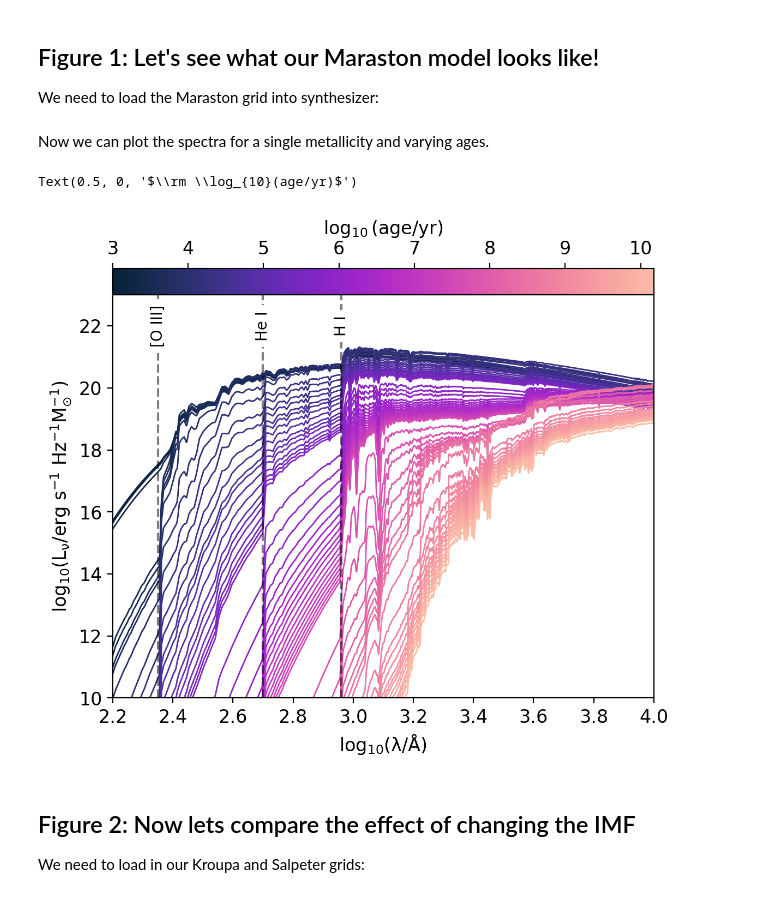
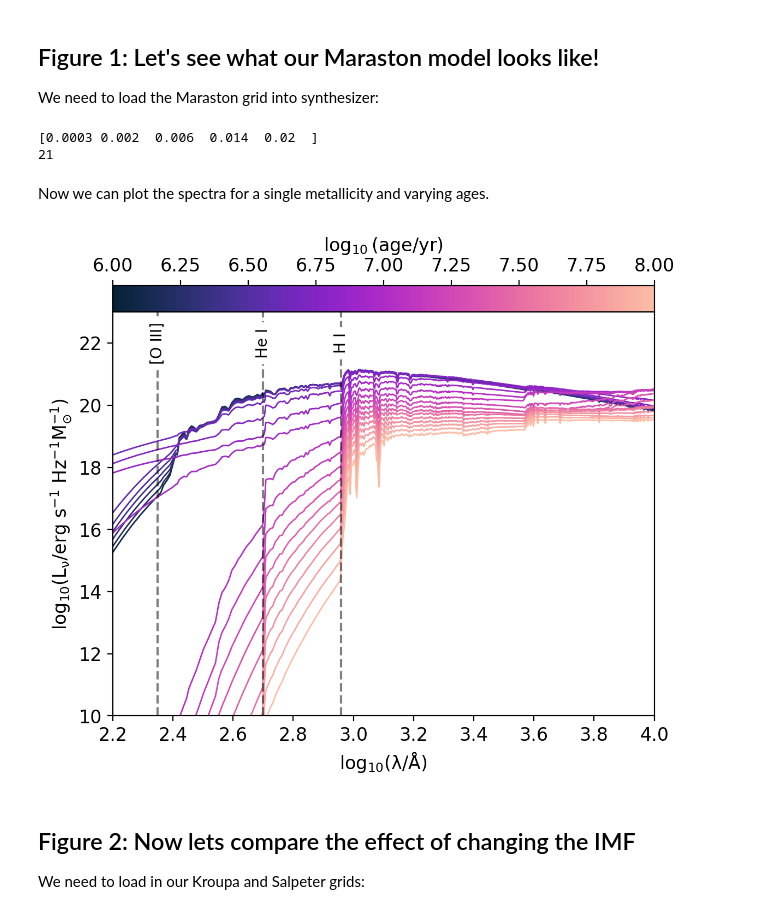
Before and after one commit to sophie-newman/cloudy-maraston, a Jupyter notebook: notebooks/notebook1_explore_maraston_grids.ipynb, the cells around one changed output. Drawn from its saved outputs; the diff is of its cells as text; code cells hidden in the pictures.

```diff
--- a/notebooks/notebook1_explore_maraston_grids.ipynb
+++ b/notebooks/notebook1_explore_maraston_grids.ipynb
@@ -24,12 +24,19 @@ cmap = cmr.bubblegum
 We need to load the Maraston grid into synthesizer:
 # %%
 grid_dir = '../grids'
-grid_name = 'maraston13_kroupa_cloudy-c23.01-sps'
+grid_name = 'maraston24_Tenc_kr_0.40_cloudy-c23.01-sps'
 grid = Grid(grid_name, grid_dir=grid_dir, read_lines=True)
+
+print(grid.metallicities)
+
+print(len(grid.ages))
+# %% [output]
+[0.0003 0.002  0.006  0.014  0.02  ]
+21
 # %% [markdown]
 Now we can plot the spectra for a single metallicity and varying ages.
 # %%
-Z = 0.02
+Z = 0.014
 ages = grid.ages
 log10ages = np.log10(ages)
 
@@ -42,42 +49,43 @@ sm.set_array([])
 m = 0
 for age in ages:
     m = m + 1
-    grid_point = grid.get_grid_point((age,Z))
+    grid_point = grid.get_grid_point(ages=age,metallicities=Z)
     # get Sed object
     sed = grid.get_spectra(grid_point, spectra_id="incident")
     ax.plot(np.log10(sed.lam), np.log10(sed.lnu),
                 lw=1,
                 label=f'log10age = {round(np.log10(age),1)}',
                 color = cmap(m/len(log10ages)))
 
 plt.xlim(left=2.2, right=4)
 plt.ylim(bottom=10, top=23)
 plt.title(f'Z={Z}')
 plt.xlabel(r'$\rm log_{10}(\lambda/\AA)$')
 plt.ylabel(r'$\rm log_{10}(L_{\nu}/erg\ s^{-1}\ Hz^{-1} M_{\odot}^{-1})$')
 
 # Show ionisation energies
 plt.axvline(x=2.96, ymin=0, ymax=1, color='black', alpha= 0.5, linestyle='--') # H I
 plt.axvline(x=2.70, ymin=0, ymax=1, color='black', alpha= 0.5, linestyle='--') # He I
 plt.axvline(x=2.35, ymin=0, ymax=1, color='black', alpha= 0.5, linestyle='--') # [O III]
 
 plt.text(x=2.96, y=22, s='H I', ha='center', va='center',rotation='vertical', backgroundcolor='white', fontsize = 10) # H I
 plt.text(x=2.70, y=22, s='He I', ha='center', va='center',rotation='vertical', backgroundcolor='white', fontsize = 10) # He I
 plt.text(x=2.35, y=22, s='[O III]', ha='center', va='center',rotation='vertical', backgroundcolor='white', fontsize = 10) # [O III]
 
 # Create colorbar axis
 left = 0.125
 bottom = 0.8
 width = 0.775
 height = 0.08
 cax = fig.add_axes([left, bottom + height, width, 0.05])  # [left, bottom, width, height]
 cbar = plt.colorbar(sm, cax=cax, orientation='horizontal')
 cax.xaxis.tick_top()
 cax.xaxis.set_label_position("top")
 cax.set_xlabel(r"$\rm \log_{10}(age/yr)$")
+
+plt.savefig('/home/sophienewman/Pictures/plots/paper1/incident.png', dpi=300, bbox_inches='tight')
 # %% [output]
-Text(0.5, 0, '$\\rm \\log_{10}(age/yr)$')
-[figure, old version]
+[figure, new version]
 # %% [markdown]
 ## Figure 2: Now lets compare the effect of changing the IMF
 
```
Also changed, not shown: parts of 12 cells of this notebook, 3 other files.
